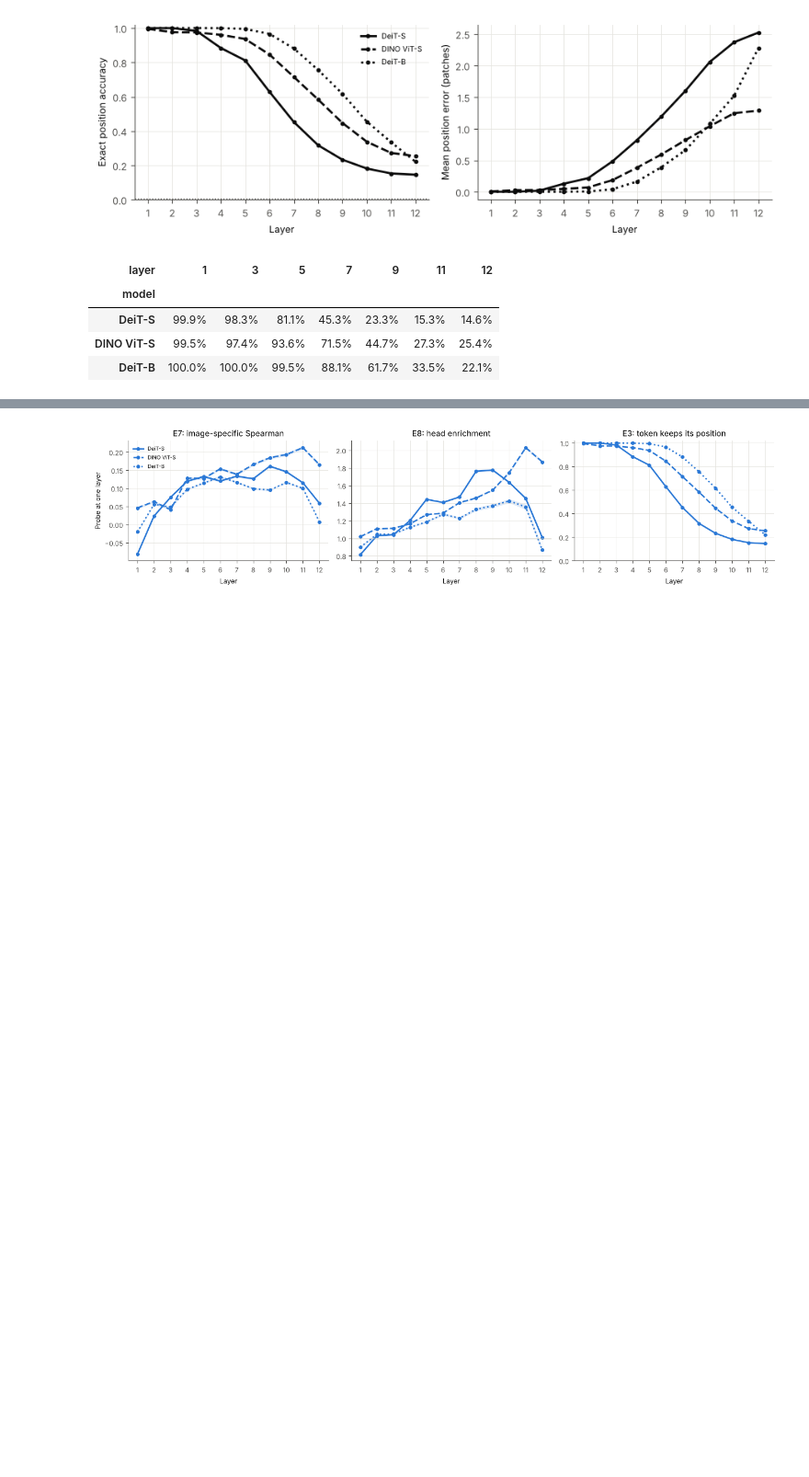
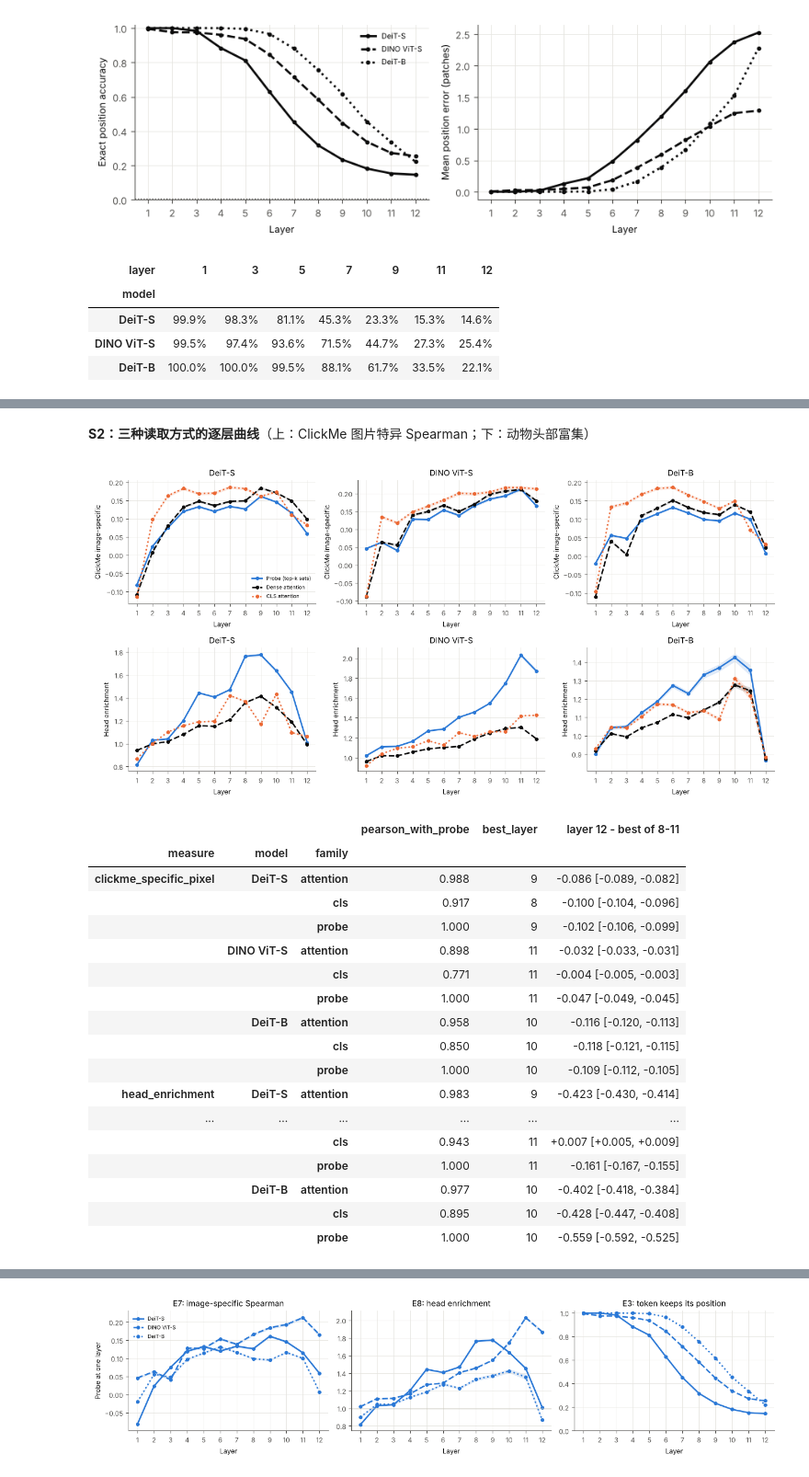
Before and after one commit to hhuang999/MITA-VIT, a Jupyter notebook: notebooks/mita_probe_research.ipynb, the cells around one changed output, grey strips where cells are left out. Shown at 92% size. Saved outputs shown, nothing was run; the diff lists cells and outputs as text; code cells hidden in the pictures; blank space fills up the shorter version.

```diff
--- a/notebooks/mita_probe_research.ipynb
+++ b/notebooks/mita_probe_research.ipynb
@@ -1115,0 +1180,40 @@ display(identity.pivot(index='model', columns='layer', values='position_accuracy
+# %% [markdown]
+**S2：三种读取方式的逐层曲线**（上：ClickMe 图片特异 Spearman；下：动物头部富集）
+# %%
+FAMILIES = {'probe': (BLUE, '-', 'Probe (top-k sets)'), 'attention': (INK, '--', 'Dense attention'),
+            'cls': (ORANGE, ':', 'CLS attention')}
+curves = pd.read_csv(SUP / 's2_layers.csv')
+fig, axes = plt.subplots(2, 3, figsize=(13, 6.4))
+for row, (measure, ylabel) in zip(axes, [('clickme_specific_pixel', 'ClickMe image-specific'),
+                                         ('head_enrichment', 'Head enrichment')]):
+    for ax, model_name in zip(row, MODELS):
+        for family, (color, style, name) in FAMILIES.items():
+            curve = curves.query('measure == @measure and model == @model_name and family == @family').sort_values('layer')
+            band(ax, curve.layer, curve, color, label=name, style=style)
+        ax.set(title=MODEL_LABELS[model_name], xlabel='Layer', ylabel=ylabel, xticks=range(1, 13))
+axes[0, 0].legend(fontsize=7)
+plt.tight_layout()
+plt.show()
+patterns = pd.read_csv(SUP / 's2_patterns.csv').assign(model=lambda f: f.model.map(MODEL_LABELS))
+patterns['layer 12 - best of 8-11'] = patterns.apply(lambda r: f'{r["mean"]:+.3f} [{r.low:+.3f}, {r.high:+.3f}]', axis=1)
+display(patterns.set_index(['measure', 'model', 'family'])[['pearson_with_probe', 'best_layer', 'layer 12 - best of 8-11']])
+# %% [output]
+[figure, added]
+|  |  |  | pearson_with_probe | best_layer | layer 12 - best of 8-11 |
+| measure | model | family |  |  |  |
+| clickme_specific_pixel | DeiT-S | attention | 0.988 | 9 | -0.086 [-0.089, -0.082] |
+|  |  | cls | 0.917 | 8 | -0.100 [-0.104, -0.096] |
+|  |  | probe | 1.000 | 9 | -0.102 [-0.106, -0.099] |
+|  | DINO ViT-S | attention | 0.898 | 11 | -0.032 [-0.033, -0.031] |
+|  |  | cls | 0.771 | 11 | -0.004 [-0.005, -0.003] |
+|  |  | probe | 1.000 | 11 | -0.047 [-0.049, -0.045] |
+|  | DeiT-B | attention | 0.958 | 10 | -0.116 [-0.120, -0.113] |
+|  |  | cls | 0.850 | 10 | -0.118 [-0.121, -0.115] |
+|  |  | probe | 1.000 | 10 | -0.109 [-0.112, -0.105] |
+| head_enrichment | DeiT-S | attention | 0.983 | 9 | -0.423 [-0.430, -0.414] |
+| ... | ... | ... | ... | ... | ... |
+|  |  | cls | 0.943 | 11 | +0.007 [+0.005, +0.009] |
+|  |  | probe | 1.000 | 11 | -0.161 [-0.167, -0.155] |
+|  | DeiT-B | attention | 0.977 | 10 | -0.402 [-0.418, -0.384] |
+|  |  | cls | 0.895 | 10 | -0.428 [-0.447, -0.408] |
+|  |  | probe | 1.000 | 10 | -0.559 [-0.592, -0.525] |
```
Also changed, not shown: parts of 15 cells of this notebook.
